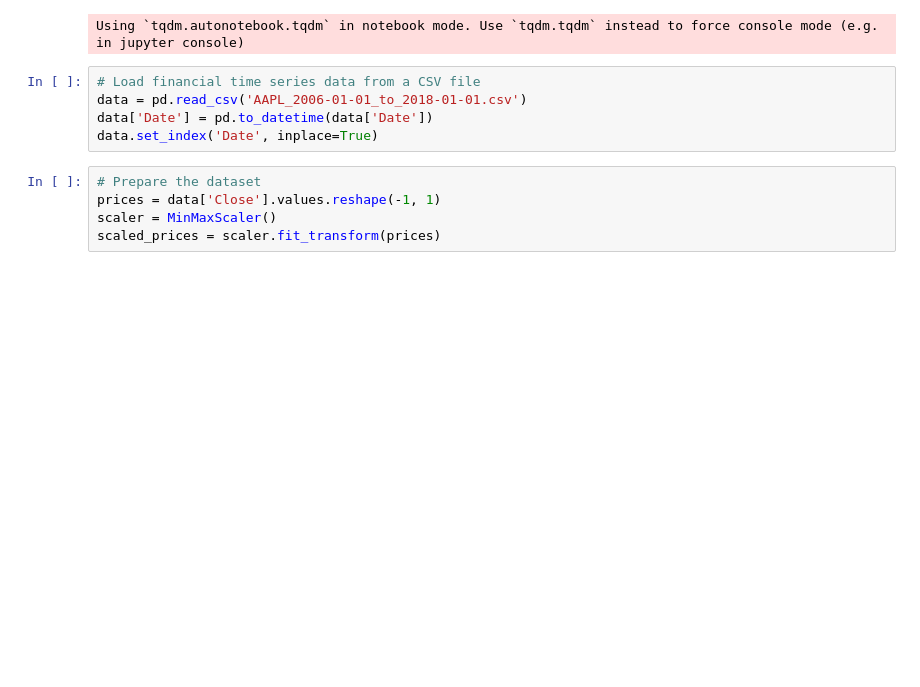
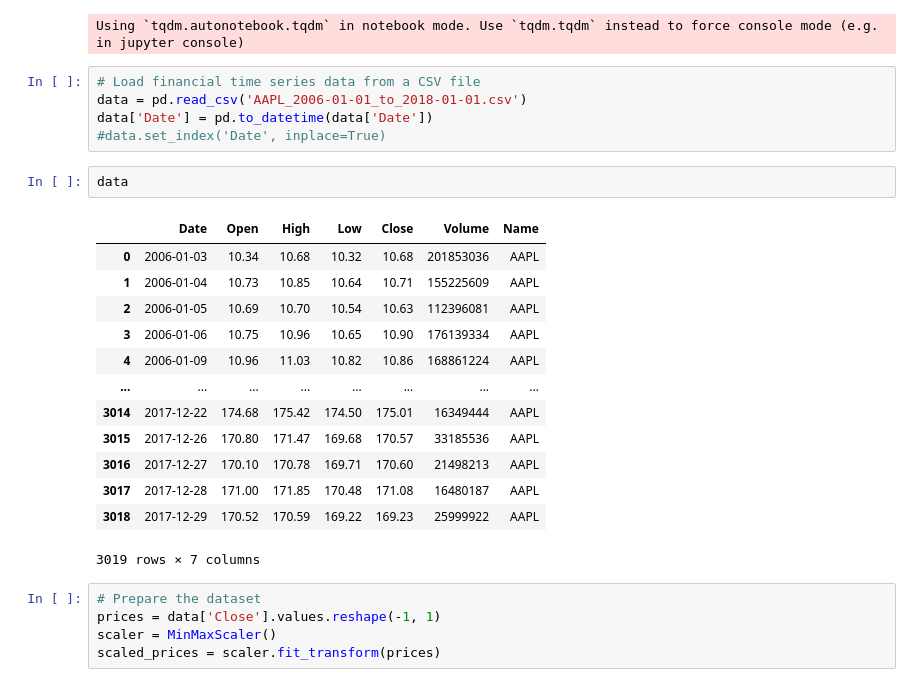
Before and after one commit to mayur-tikar/XAI-Research, a Jupyter notebook: XAI Prediction successful.ipynb, the cells around one changed output. Drawn from its saved outputs; the diff is of its cells as text; blank space fills up the shorter version.

```diff
--- a/XAI Prediction successful.ipynb
+++ b/XAI Prediction successful.ipynb
@@ -14,7 +14,23 @@ Using `tqdm.autonotebook.tqdm` in notebook mode. Use `tqdm.tqdm` instead to forc
 # Load financial time series data from a CSV file
 data = pd.read_csv('AAPL_2006-01-01_to_2018-01-01.csv')
 data['Date'] = pd.to_datetime(data['Date'])
-data.set_index('Date', inplace=True)
+#data.set_index('Date', inplace=True)
+# %%
+data
+# %% [output]
+|  | Date | Open | High | Low | Close | Volume | Name |
+| 0 | 2006-01-03 | 10.34 | 10.68 | 10.32 | 10.68 | 201853036 | AAPL |
+| 1 | 2006-01-04 | 10.73 | 10.85 | 10.64 | 10.71 | 155225609 | AAPL |
+| 2 | 2006-01-05 | 10.69 | 10.70 | 10.54 | 10.63 | 112396081 | AAPL |
+| 3 | 2006-01-06 | 10.75 | 10.96 | 10.65 | 10.90 | 176139334 | AAPL |
+| 4 | 2006-01-09 | 10.96 | 11.03 | 10.82 | 10.86 | 168861224 | AAPL |
+| ... | ... | ... | ... | ... | ... | ... | ... |
+| 3014 | 2017-12-22 | 174.68 | 175.42 | 174.50 | 175.01 | 16349444 | AAPL |
+| 3015 | 2017-12-26 | 170.80 | 171.47 | 169.68 | 170.57 | 33185536 | AAPL |
+| 3016 | 2017-12-27 | 170.10 | 170.78 | 169.71 | 170.60 | 21498213 | AAPL |
+| 3017 | 2017-12-28 | 171.00 | 171.85 | 170.48 | 171.08 | 16480187 | AAPL |
+| 3018 | 2017-12-29 | 170.52 | 170.59 | 169.22 | 169.23 | 25999922 | AAPL |
+3019 rows × 7 columns
 # %%
 # Prepare the dataset
 prices = data['Close'].values.reshape(-1, 1)
```
Also changed, not shown: parts of 13 cells of this notebook, 15 other files.
